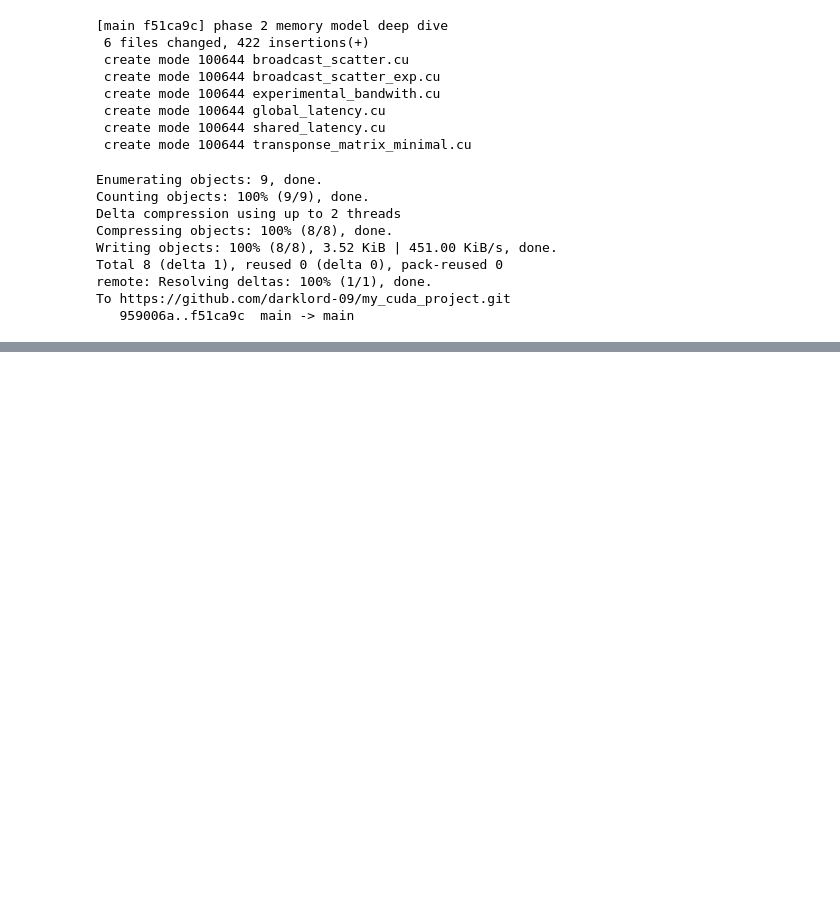
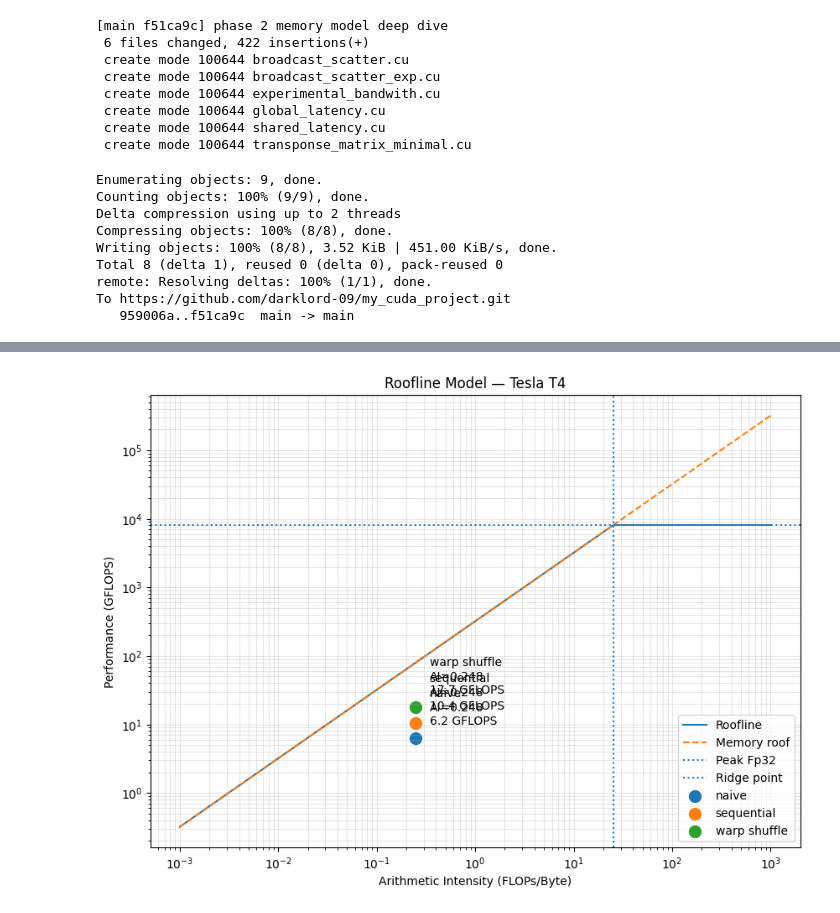
Before and after one commit to darklord-09/my_cuda_project, a Jupyter notebook: new_hope.ipynb, the cells around one changed output, grey strips where cells are left out. Drawn from its saved outputs; the diff is of its cells as text; code cells hidden in the pictures; blank space fills up the shorter version.

```diff
--- a/new_hope.ipynb
+++ b/new_hope.ipynb
@@ -1550,0 +2555,10 @@ To https://github.com/darklord-09/my_cuda_project.git
+# %%
+peak_compute_gflops = PEAK_FP32_TFLOPS * 1000
+peak_bandwidth_gbps = PEAK_BW_GBPS
+
+ridge_point = peak_compute_gflops / peak_bandwidth_gbps
+
+print(f"GPU: {GPU_NAME}")
+print(f"Peak FP32: {peak_compute_gflops:.0f} GFLOPS")
+print(f"Peak memory bandwidth: {peak_bandwidth_gbps:.0f} GB/s")
+print(f"Ridge point: {ridge_point:.3f} FLOPs/Byte")
@@ -1550,0 +2827,74 @@ To https://github.com/darklord-09/my_cuda_project.git
+# %%
+import numpy as np
+import matplotlib.pyplot as plt
+
+ai_range = np.logspace(-3, 3, 500)
+
+memory_roof = ai_range * peak_bandwidth_gbps
+
+compute_roof = np.full_like(ai_range, peak_compute_gflops)
+
+roofline = np.minimum(memory_roof,compute_roof)
+
+plt.figure(figsize=(10,7))
+plt.loglog(ai_range, roofline, label="Roofline")
+plt.loglog(ai_range, memory_roof, linestyle="--", label="Memory roof")
+
+plt.axhline(peak_compute_gflops, linestyle=":", label="Peak Fp32")
+
+plt.axvline(ridge_point, linestyle=":", label="Ridge point")
+
+
+
+plt.scatter(
+    AI,
+    achieved_gflops_naive,
+    s=100,
+    label="naive"
+)
+
+plt.scatter(
+    AI,
+    achieved_gflops_sequential,
+    s=100,
+    label="sequential"
+)
+
+plt.scatter(
+    AI,
+    achieved_gflops_warp_shuffle,
+    s=100,
+    label="warp shuffle"
+)
+
+plt.annotate(
+    f"naive\nAI={AI:.3f}\n{achieved_gflops_naive:.1f} GFLOPS",
+    (AI, achieved_gflops_naive),
+    xytext=(12, 12),
+    textcoords="offset points"
+)
+
+plt.annotate(
+    f"sequential\nAI={AI:.3f}\n{achieved_gflops_sequential:.1f} GFLOPS",
+    (AI, achieved_gflops_sequential),
+    xytext=(12, 12),
+    textcoords="offset points"
+)
+
+plt.annotate(
+    f"warp shuffle\nAI={AI:.3f}\n{achieved_gflops_warp_shuffle:.1f} GFLOPS",
+    (AI, achieved_gflops_warp_shuffle),
+    xytext=(12, 12),
+    textcoords="offset points"
+)
+
+plt.xlabel("Arithmetic Intensity (FLOPs/Byte)")
+plt.ylabel("Performance (GFLOPS)")
+plt.title(f"Roofline Model — {GPU_NAME}")
+
+plt.grid(True, which="both", alpha=0.3)
+plt.legend()
+
+plt.show()
+# %% [output]
+[figure, added]
```
Also changed, not shown: parts of 90 cells of this notebook.
